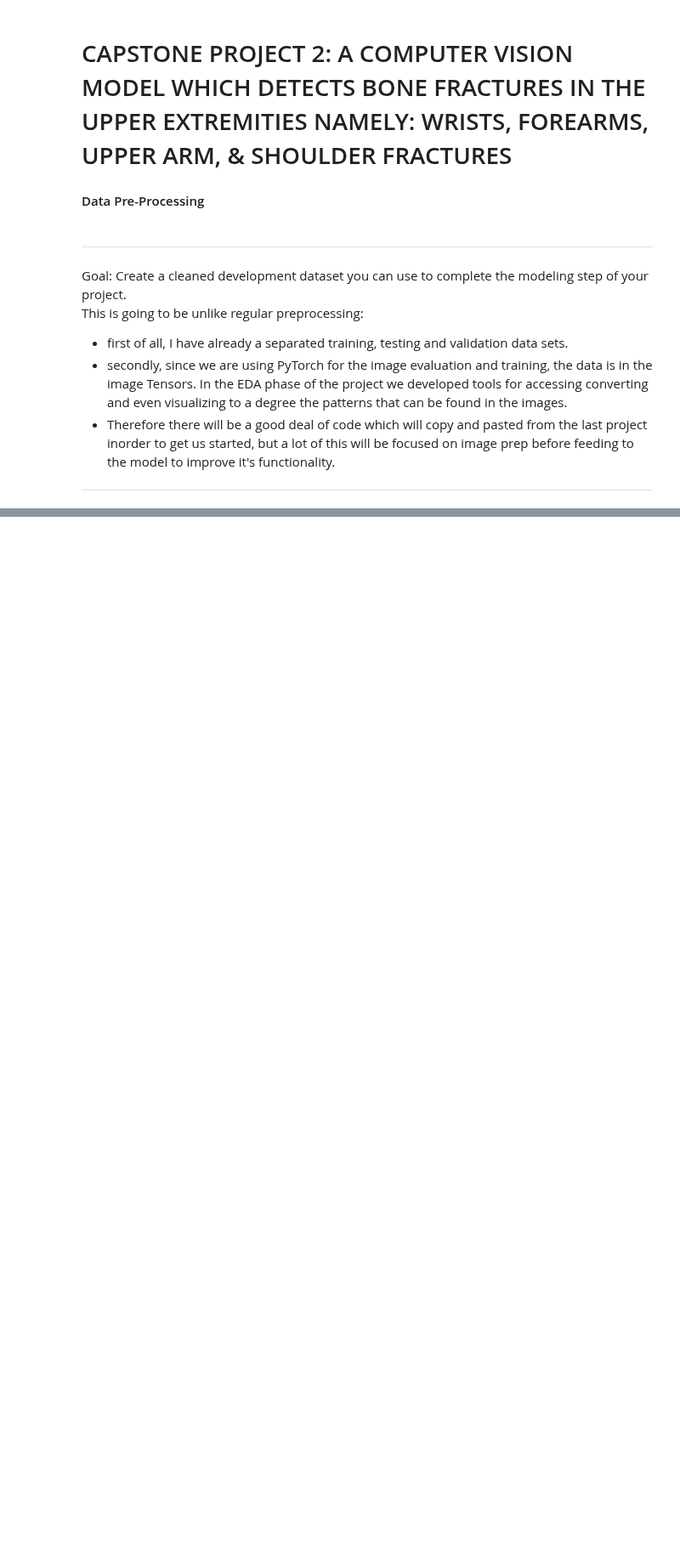
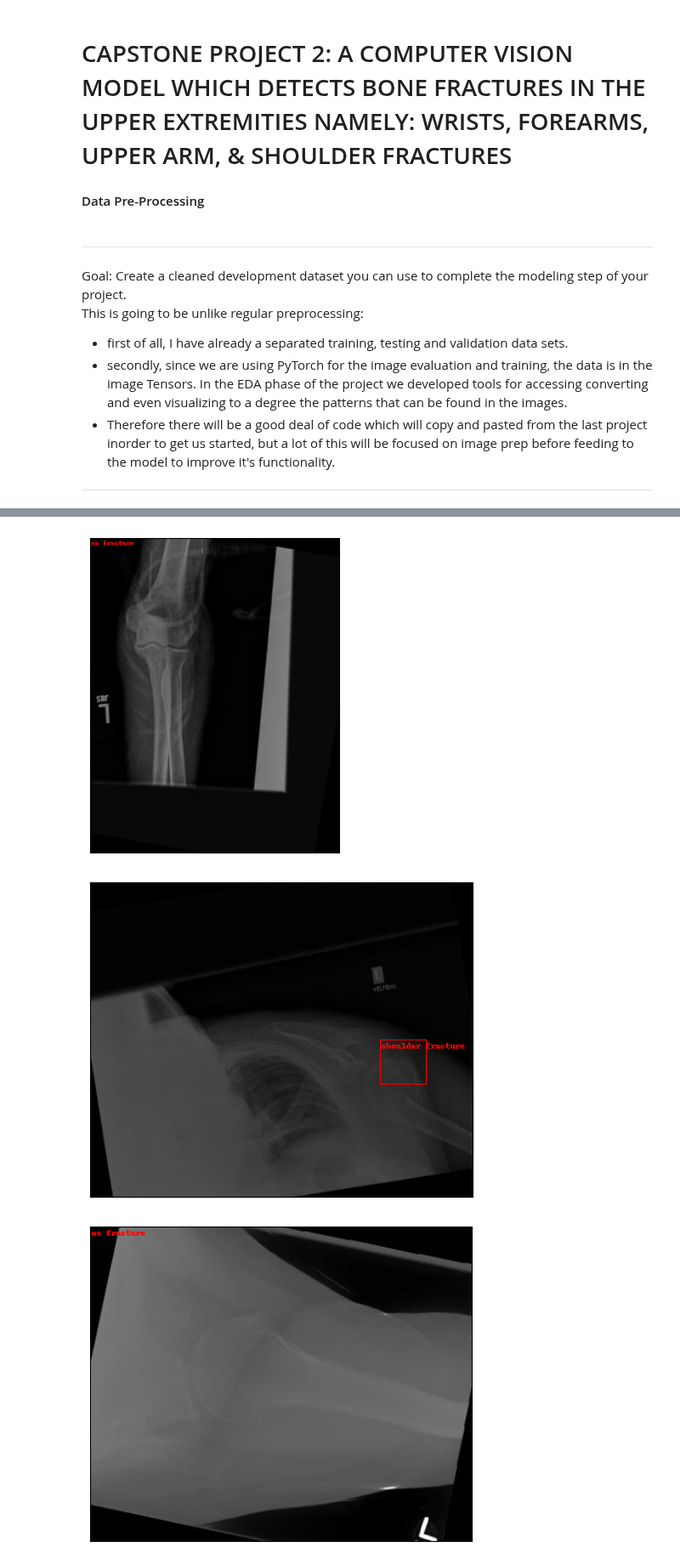
Before and after one commit to vanslykeaudio/SpringBoardDataScience, a Jupyter notebook: Capstone_Project_2/Captsone Project2 - PreProcessing.ipynb, the cells around one changed output, grey strips where cells are left out. Shown at 85% size. Cells and saved outputs as stored; diff of their text form; code cells hidden in the pictures; blank space fills up the shorter version.

```diff
--- a/Capstone_Project_2/Captsone Project2 - PreProcessing.ipynb
+++ b/Capstone_Project_2/Captsone Project2 - PreProcessing.ipynb
@@ -56,0 +75,19 @@ after that I think any other transformations of the image data will be superfluo
+# %%
+# GLOBALS
+# Project Main Directory path
+dir_path = r"C:\Users\micha\OneDrive\Documents\GitHub\SpringBoardDataScience\Capstone_Project_2"
+
+# Data Paths
+train_dir_path = r"C:\Users\micha\OneDrive\Documents\GitHub\SpringBoardDataScience\Capstone_Project_2\Data\train"
+val_dir_path = r"C:\Users\micha\OneDrive\Documents\GitHub\SpringBoardDataScience\Capstone_Project_2\Data\valid"
+test_dir_path = r"C:\Users\micha\OneDrive\Documents\GitHub\SpringBoardDataScience\Capstone_Project_2\Data\test"
+
+# Image Scalars
+Width = 400
+Height = 400
+
+# Labels
+num_classes = 8
+classes=['elbow positive', 'fingers positive', 'forearm fracture', 'humerus fracture', 'humerus', 'shoulder fracture', 'wrist positive', 'no fracture']
+c2l={k:v for k,v in list(zip(classes,list(range(num_classes))))}
+l2c={v:k for k,v in c2l.items()}
@@ -56,0 +361,21 @@ after that I think any other transformations of the image data will be superfluo
+# %%
+# Set prepocess pipline
+load_shape = 384
+
+transform = transforms.Compose([
+    transforms.Resize(load_shape),
+    transforms.ToTensor(),
+   # transforms.FloatTensor(),
+])
+
+tnsor_train = ImageDataset(dir_path, transform=transform)
+# %%
+# Double Check access to tensors and labeling data
+for index in np.random.randint(len(tnsor_train), size=5):
+    img = transforms.functional.convert_image_dtype(tnsor_train.get_image(index), dtype=torch.uint8)
+    drawn_boxes = draw_bounding_boxes(img, tnsor_train.get_boxes(index), colors="red", labels=[str(x) for x in tnsor_train.get_labels(index)])
+    show(drawn_boxes)
+# %% [output]
+[figure, added]
+[figure, added]
+[figure, added]
```
Also changed, not shown: parts of 8 cells of this notebook.
